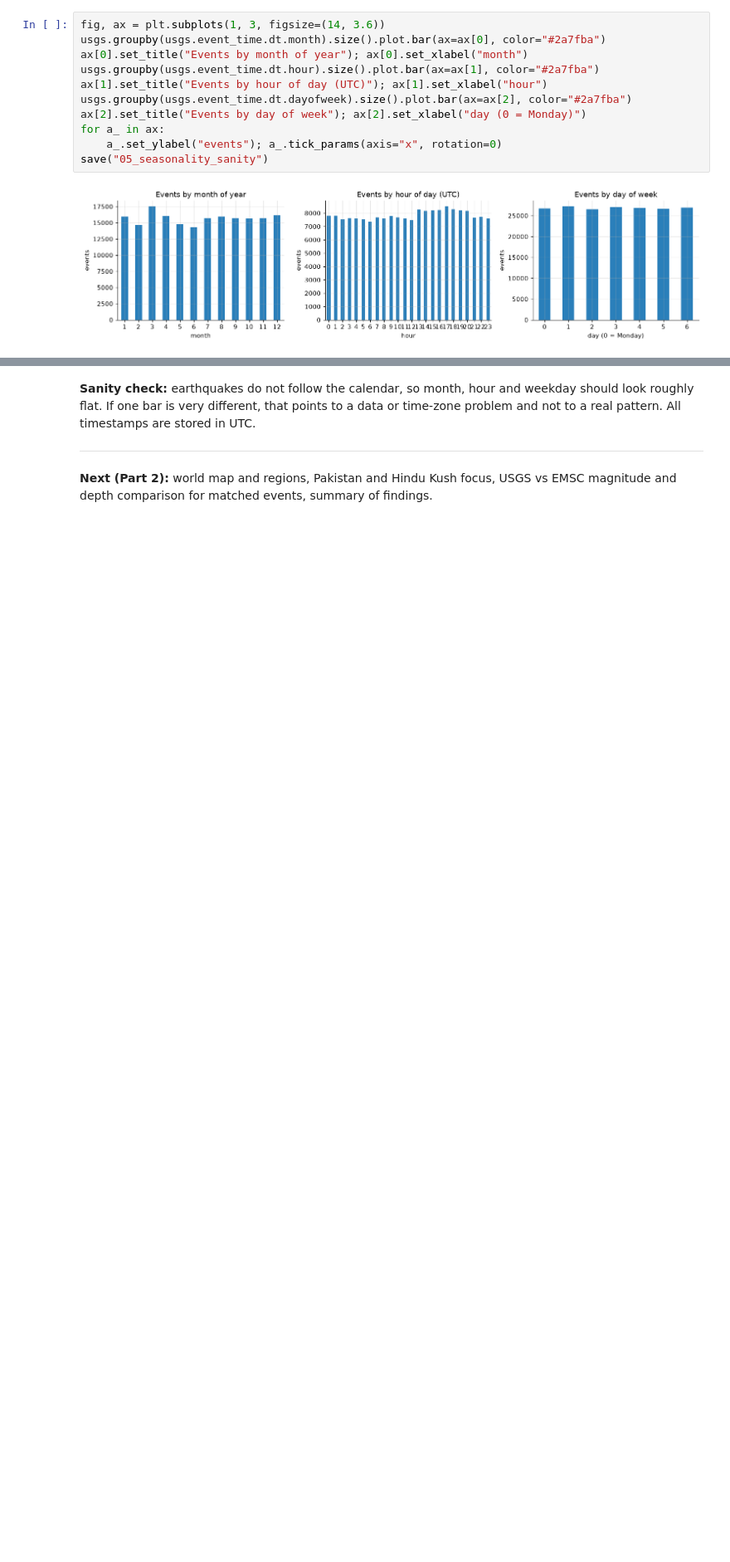
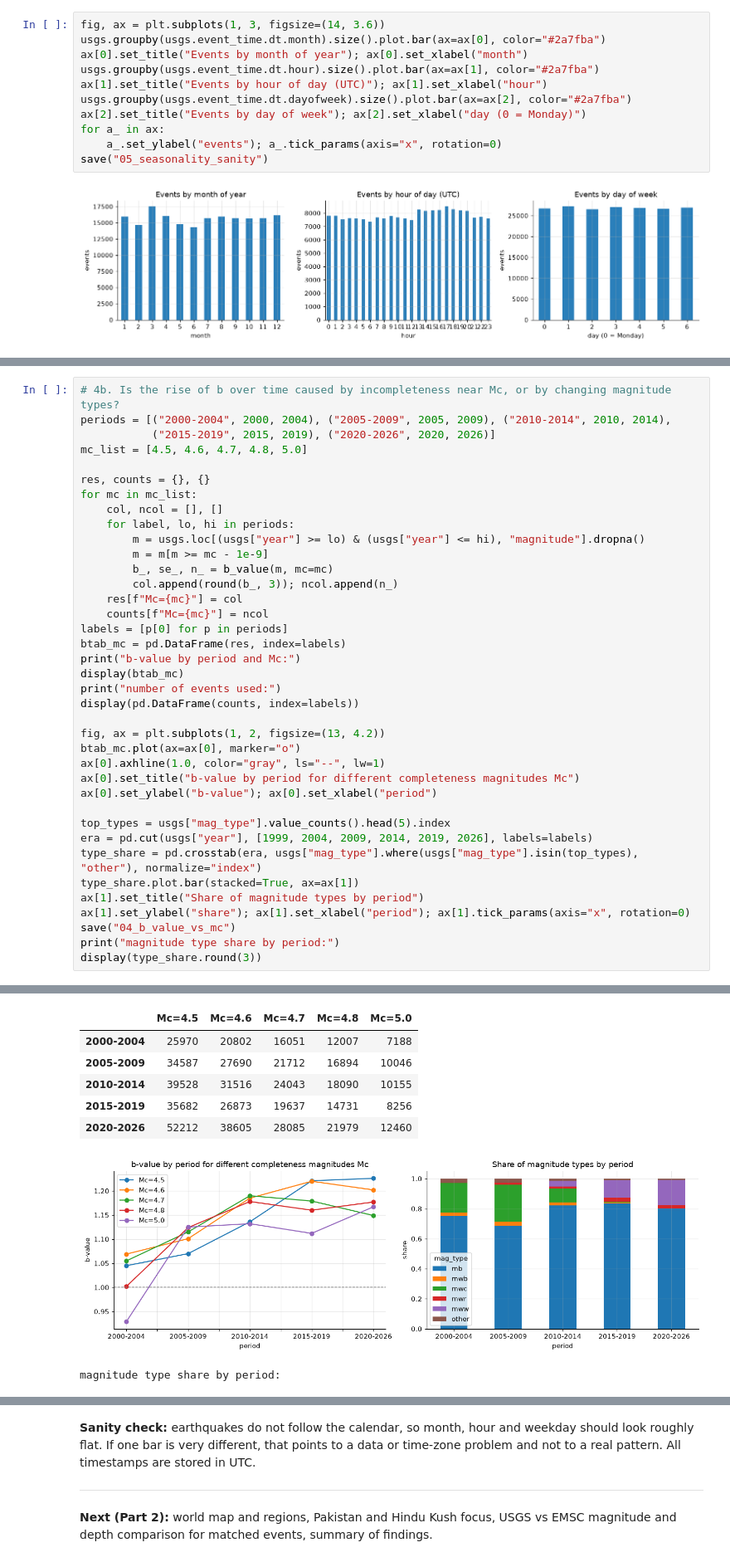
Before and after one commit to asadsaleem200411-blip/tremorlens, a Jupyter notebook: eda/tremorlens_eda_part1.ipynb, the cells around one changed output, grey strips where cells are left out. Shown at 83% size. Drawn from its saved outputs; the diff is of its cells as text; blank space fills up the shorter version.

```diff
--- a/eda/tremorlens_eda_part1.ipynb
+++ b/eda/tremorlens_eda_part1.ipynb
@@ -385,0 +437,39 @@ save("05_seasonality_sanity")
+# %%
+# 4b. Is the rise of b over time caused by incompleteness near Mc, or by changing magnitude types?
+periods = [("2000-2004", 2000, 2004), ("2005-2009", 2005, 2009), ("2010-2014", 2010, 2014),
+           ("2015-2019", 2015, 2019), ("2020-2026", 2020, 2026)]
+mc_list = [4.5, 4.6, 4.7, 4.8, 5.0]
+
+res, counts = {}, {}
+for mc in mc_list:
+    col, ncol = [], []
+    for label, lo, hi in periods:
+        m = usgs.loc[(usgs["year"] >= lo) & (usgs["year"] <= hi), "magnitude"].dropna()
+        m = m[m >= mc - 1e-9]
+        b_, se_, n_ = b_value(m, mc=mc)
+        col.append(round(b_, 3)); ncol.append(n_)
+    res[f"Mc={mc}"] = col
+    counts[f"Mc={mc}"] = ncol
+labels = [p[0] for p in periods]
+btab_mc = pd.DataFrame(res, index=labels)
+print("b-value by period and Mc:")
+display(btab_mc)
+print("number of events used:")
+display(pd.DataFrame(counts, index=labels))
+
+fig, ax = plt.subplots(1, 2, figsize=(13, 4.2))
+btab_mc.plot(ax=ax[0], marker="o")
+ax[0].axhline(1.0, color="gray", ls="--", lw=1)
+ax[0].set_title("b-value by period for different completeness magnitudes Mc")
+ax[0].set_ylabel("b-value"); ax[0].set_xlabel("period")
+
+top_types = usgs["mag_type"].value_counts().head(5).index
+era = pd.cut(usgs["year"], [1999, 2004, 2009, 2014, 2019, 2026], labels=labels)
+type_share = pd.crosstab(era, usgs["mag_type"].where(usgs["mag_type"].isin(top_types), "other"), normalize="index")
+type_share.plot.bar(stacked=True, ax=ax[1])
+ax[1].set_title("Share of magnitude types by period")
+ax[1].set_ylabel("share"); ax[1].set_xlabel("period"); ax[1].tick_params(axis="x", rotation=0)
+save("04_b_value_vs_mc")
+print("magnitude type share by period:")
+display(type_share.round(3))
+# %% [output]
@@ -385,0 +484,8 @@ save("05_seasonality_sanity")
+|  | Mc=4.5 | Mc=4.6 | Mc=4.7 | Mc=4.8 | Mc=5.0 |
+| 2000-2004 | 25970 | 20802 | 16051 | 12007 | 7188 |
+| 2005-2009 | 34587 | 27690 | 21712 | 16894 | 10046 |
+| 2010-2014 | 39528 | 31516 | 24043 | 18090 | 10155 |
+| 2015-2019 | 35682 | 26873 | 19637 | 14731 | 8256 |
+| 2020-2026 | 52212 | 38605 | 28085 | 21979 | 12460 |
+[figure, added]
+magnitude type share by period:
```
Also changed, not shown: parts of 4 cells of this notebook, 8 other files.
